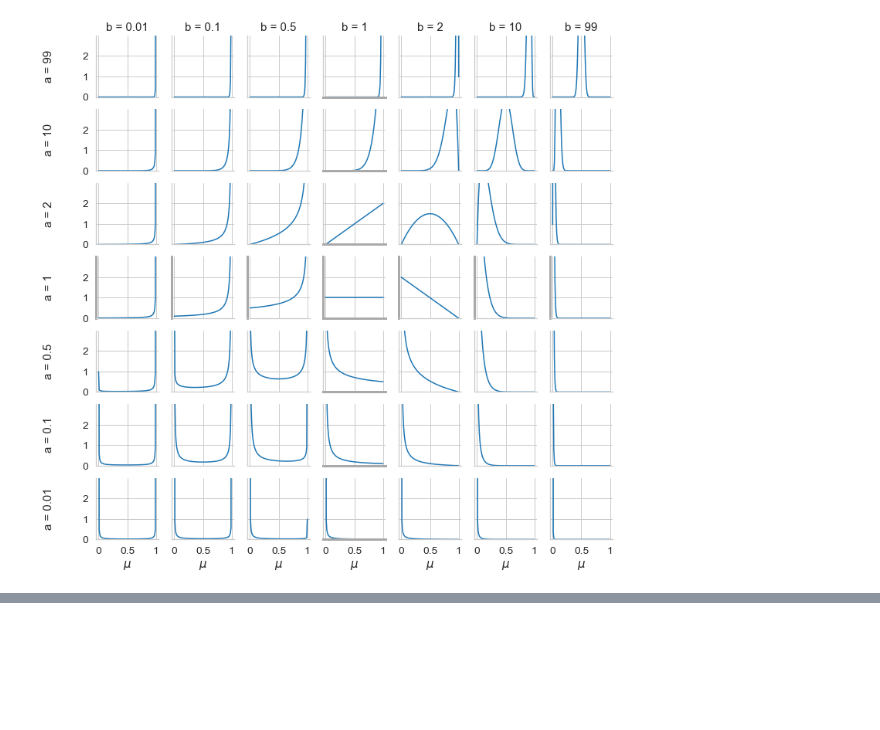
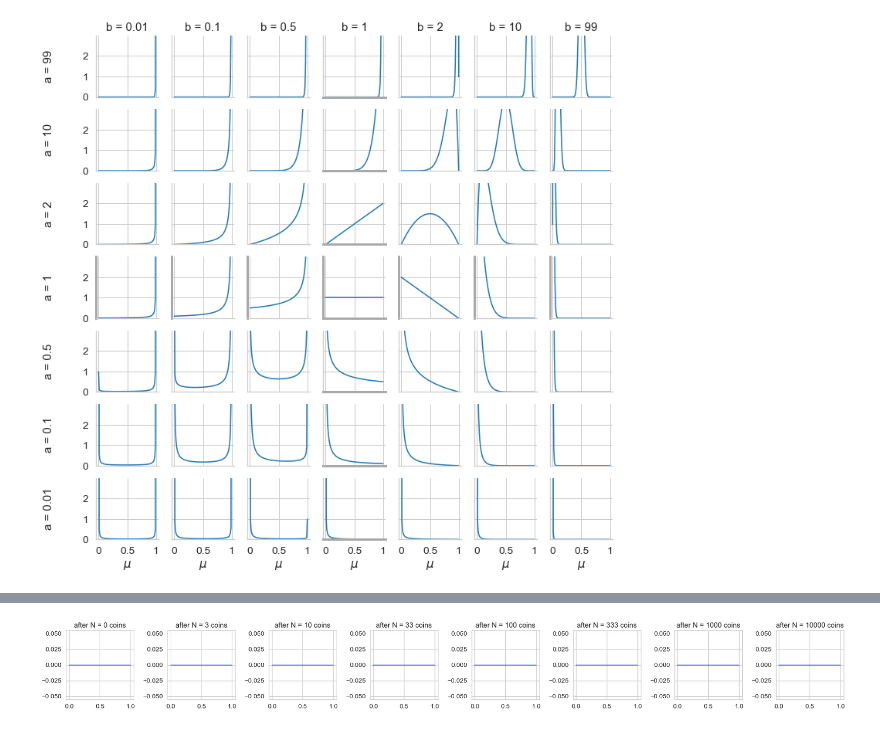
Before and after one commit to tufts-ml-courses/comp136-21s-assignments, a Jupyter notebook: notebooks/day03-BetaDistribution.ipynb, the cells around one changed output, grey strips where cells are left out. Saved outputs shown, nothing was run; the diff lists cells and outputs as text; code cells hidden in the pictures; blank space fills up the shorter version.

Commit message:
ENH updated day03 lab on Beta

```diff
--- a/notebooks/day03-BetaDistribution.ipynb
+++ b/notebooks/day03-BetaDistribution.ipynb
@@ -67,0 +152,16 @@ plt.savefig('day03-beta_pdf_viz.pdf', bbox_inches='tight', pad_inches=0);
+# %%
+# Define a random generator object, with specific seed for reproducibility
+prng = np.random.RandomState(101)
+
+# Settings
+N = 10000   # num coin tosses to observe
+a = 1      # prior # heads
+b = 1      # prior # tails
+
+# Sample a "true" coin frequency from our Beta prior
+true_mu = scipy.stats.beta(a,b).rvs(random_state=prng)
+
+# Sample N examples from Bernoulli given mu
+x_N = scipy.stats.bernoulli(true_mu).rvs(size=N, random_state=prng)
+# OR...
+# x_N = prng.rand(N) < true_mu # another equivalent way to draw N samples from a Bernoulli with parameter 'true_mu'
@@ -67,0 +172,25 @@ plt.savefig('day03-beta_pdf_viz.pdf', bbox_inches='tight', pad_inches=0);
+# %%
+Npartial_list = [0, 3, 10, 33, 100, 333, 1000, 10000]
+L = len(Npartial_list)
+
+fig, axgrid = plt.subplots(
+    nrows=1, ncols=L,
+    sharex=True, sharey=False,
+    figsize=(3 * L, 3))
+
+# Define a grid of mu values at which we'll evaluate the PDF
+G = 201
+mu_grid_G = np.linspace(0.0001, 0.9999, G)
+for aa, Npartial in enumerate(Npartial_list):
+    # Compute the parameters of the Beta posterior distribiution, using only first Npartial observations
+    ahat, bhat = calc_posterior_parameters(x_N[:Npartial], a, b)
+
+    # Call the PDF function built into scipy.stats.beta, using ahat and bhat as parameters
+    # Make sure you evaluate the PDF for each of the G values in the mu_grid_G array
+    pdf_grid_G = np.zeros(G) # TODO fix me.
+
+    axgrid[aa].plot(mu_grid_G, pdf_grid_G, 'b-')
+    axgrid[aa].set_title("after N = %d coins" % Npartial)
+plt.tight_layout();
+# %% [output]
+[figure, added]
```
Also changed, not shown: parts of 24 cells of this notebook.
